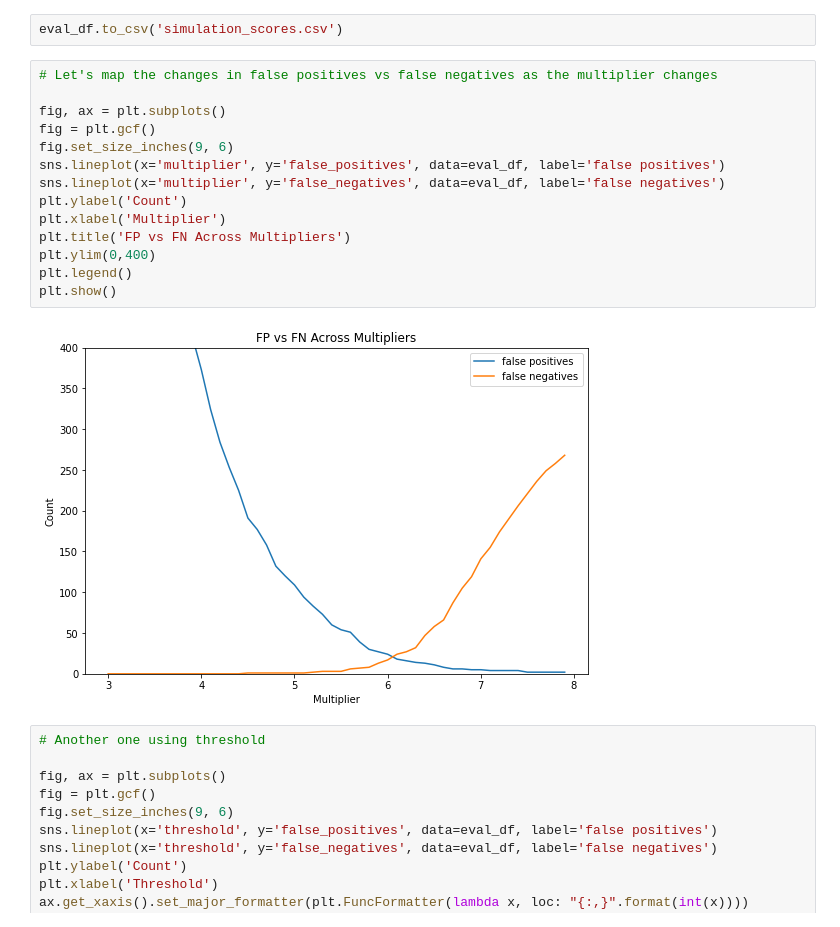
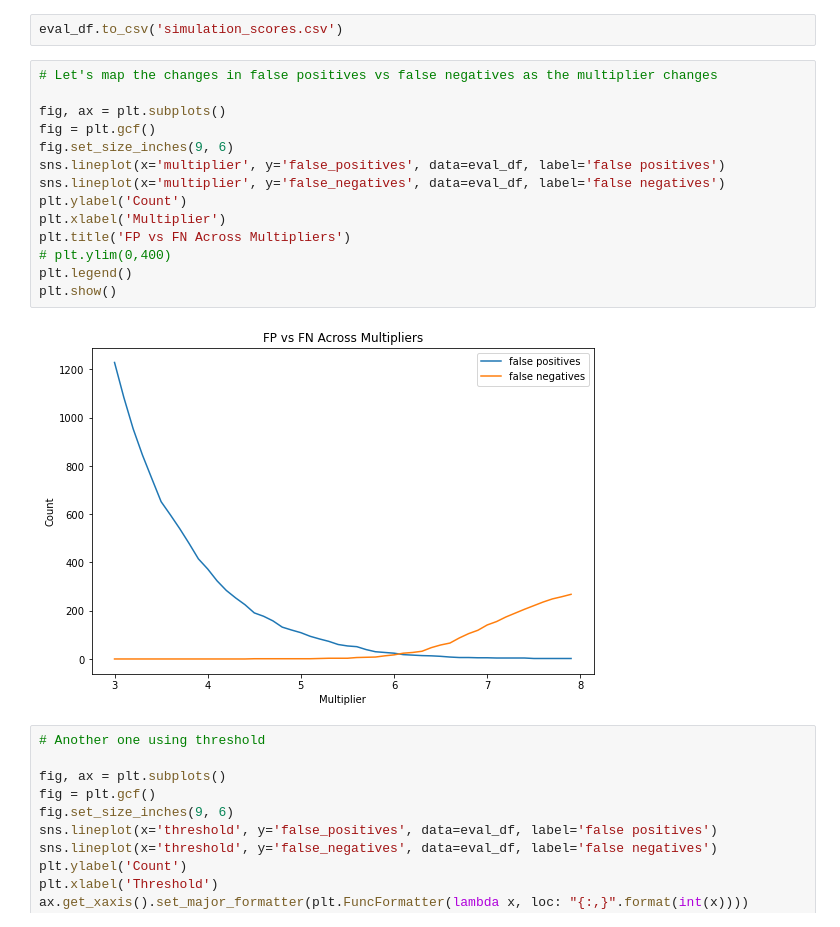
Before and after one commit to yisoonshin/Cream, a Jupyter notebook: Threshold Optimization - Light Proof of Concept.ipynb, the cells around one changed output. Saved outputs shown, nothing was run; the diff lists cells and outputs as text.

```diff
--- a/Threshold Optimization - Light Proof of Concept.ipynb
+++ b/Threshold Optimization - Light Proof of Concept.ipynb
@@ -238,19 +238,19 @@ eval_df.to_csv('simulation_scores.csv')
 # %%
 # Let's map the changes in false positives vs false negatives as the multiplier changes
 
 fig, ax = plt.subplots()
 fig = plt.gcf()
 fig.set_size_inches(9, 6)
 sns.lineplot(x='multiplier', y='false_positives', data=eval_df, label='false positives')
 sns.lineplot(x='multiplier', y='false_negatives', data=eval_df, label='false negatives')
 plt.ylabel('Count')
 plt.xlabel('Multiplier')
 plt.title('FP vs FN Across Multipliers')
-plt.ylim(0,400)
+# plt.ylim(0,400)
 plt.legend()
 plt.show()
 # %% [output]
-[figure, old version]
+[figure, new version]
 # %%
 # Another one using threshold
 
```
Also changed, not shown: 2 other files.
